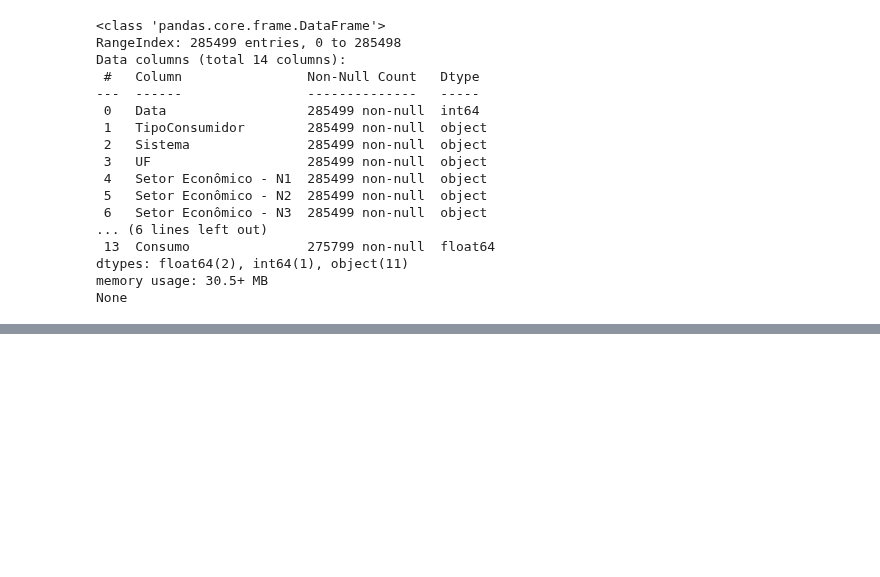
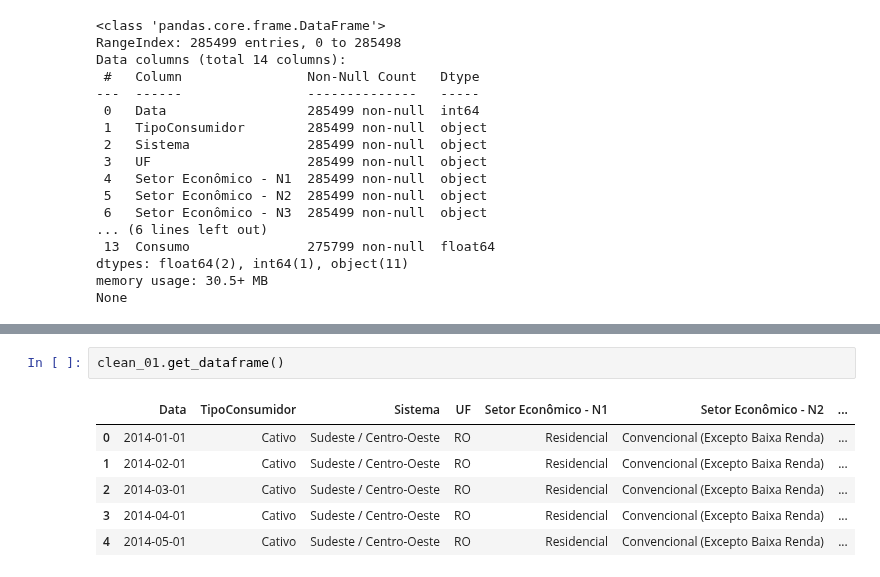
Before and after one commit to wilhayla/THE_HATCH_CHALLENGE_01_ANALISIS_ENERGIA_ELECTRICA_BRASIL, a Jupyter notebook: analisis_energia_electrica_brasisl.ipynb, the cells around one changed output, grey strips where cells are left out. Drawn from its saved outputs; the diff is of its cells as text; blank space fills up the shorter version.

```diff
--- a/analisis_energia_electrica_brasisl.ipynb
+++ b/analisis_energia_electrica_brasisl.ipynb
@@ -73,0 +133,9 @@ None
+# %%
+clean_01.get_dataframe()
+# %% [output]
+|  | Data | TipoConsumidor | Sistema | UF | Setor Econômico - N1 | Setor Econômico - N2 | ... |
+| 0 | 2014-01-01 | Cativo | Sudeste / Centro-Oeste | RO | Residencial | Convencional (Excepto Baixa Renda) | ... |
+| 1 | 2014-02-01 | Cativo | Sudeste / Centro-Oeste | RO | Residencial | Convencional (Excepto Baixa Renda) | ... |
+| 2 | 2014-03-01 | Cativo | Sudeste / Centro-Oeste | RO | Residencial | Convencional (Excepto Baixa Renda) | ... |
+| 3 | 2014-04-01 | Cativo | Sudeste / Centro-Oeste | RO | Residencial | Convencional (Excepto Baixa Renda) | ... |
+| 4 | 2014-05-01 | Cativo | Sudeste / Centro-Oeste | RO | Residencial | Convencional (Excepto Baixa Renda) | ... |
```
Also changed, not shown: parts of 8 cells of this notebook.
